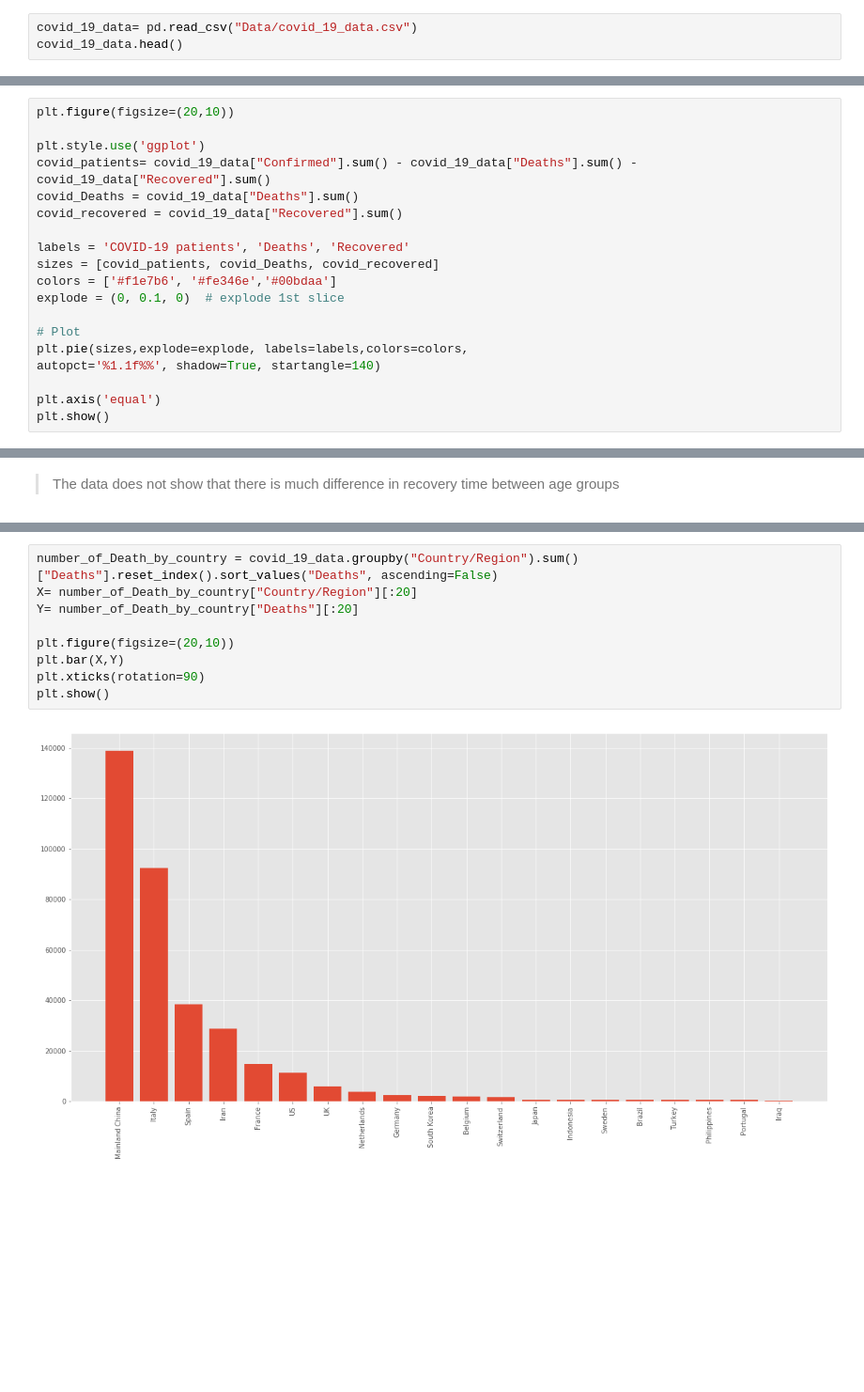
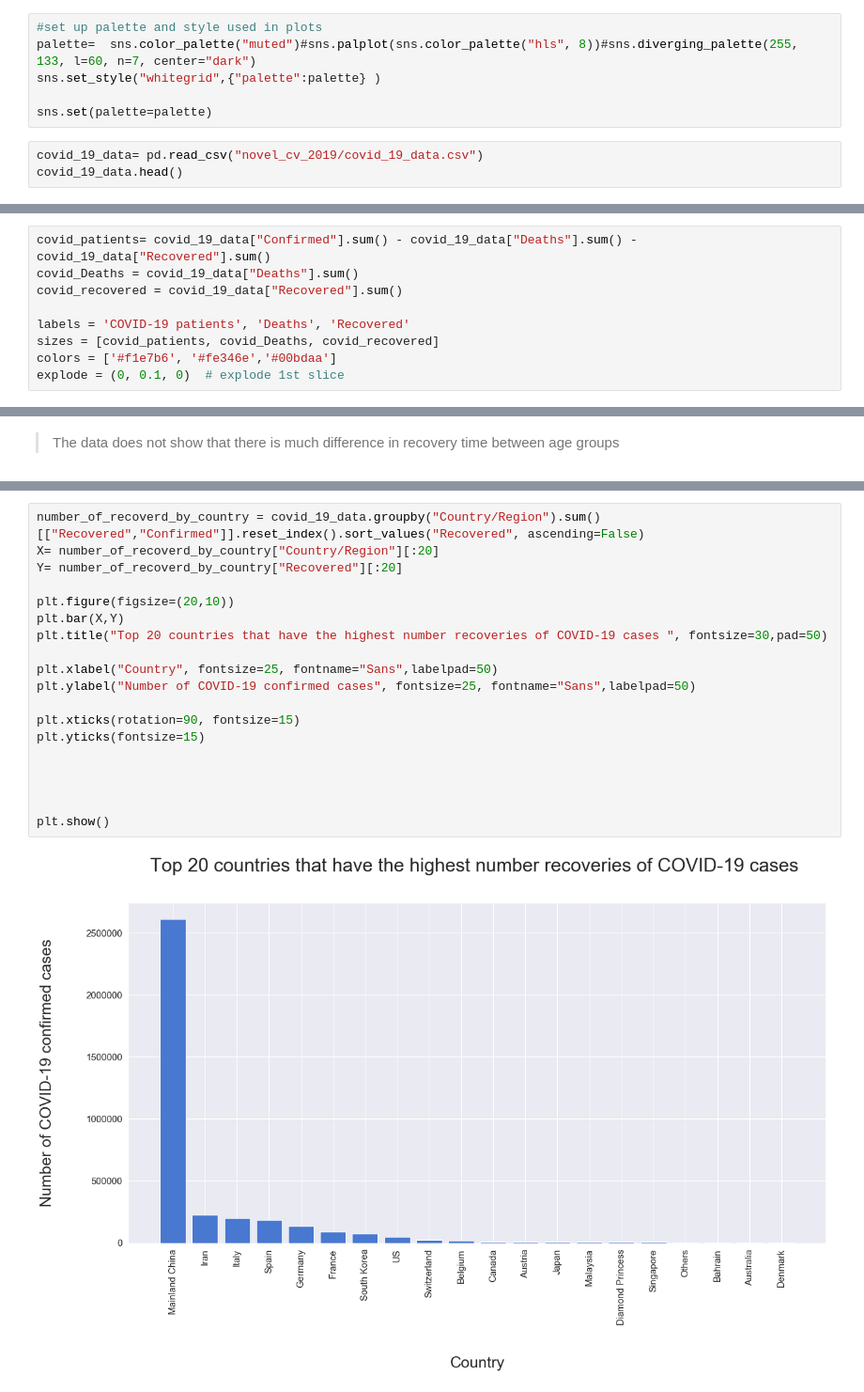
Before and after one commit to abdullahtarek/Coronavirus_insights, a Jupyter notebook: Corona_virus_insights.ipynb, the cells around one changed output, grey strips where cells are left out. Shown at 94% size. Saved outputs shown, nothing was run; the diff lists cells and outputs as text; blank space fills up the shorter version.

```diff
--- a/Corona_virus_insights.ipynb
+++ b/Corona_virus_insights.ipynb
@@ -6,5 +7,11 @@ import seaborn as sns
+# %%
+#set up palette and style used in plots
+palette=  sns.color_palette("muted")#sns.palplot(sns.color_palette("hls", 8))#sns.diverging_palette(255, 133, l=60, n=7, center="dark")
+sns.set_style("whitegrid",{"palette":palette} )
+
+sns.set(palette=palette)
 # %%
-covid_19_data= pd.read_csv("Data/covid_19_data.csv")
+covid_19_data= pd.read_csv("novel_cv_2019/covid_19_data.csv")
 covid_19_data.head()
 # %% [output]
 |  | SNo | ObservationDate | Province/State | Country/Region | Last Update | Confirmed | Deaths | Recovered |
@@ -23,7 +30,4 @@ print("{:.2f}% of COVID-19 patients died arround the world".format(percentage_of
 # %%
-plt.figure(figsize=(20,10))
-
-plt.style.use('ggplot')
 covid_patients= covid_19_data["Confirmed"].sum() - covid_19_data["Deaths"].sum() - covid_19_data["Recovered"].sum()
 covid_Deaths = covid_19_data["Deaths"].sum()
 covid_recovered = covid_19_data["Recovered"].sum()
@@ -32,10 +36,3 @@ labels = 'COVID-19 patients', 'Deaths', 'Recovered'
 sizes = [covid_patients, covid_Deaths, covid_recovered]
 colors = ['#f1e7b6', '#fe346e','#00bdaa']
 explode = (0, 0.1, 0)  # explode 1st slice
-
-# Plot
-plt.pie(sizes,explode=explode, labels=labels,colors=colors,
-autopct='%1.1f%%', shadow=True, startangle=140)
-
-plt.axis('equal')
-plt.show()
@@ -238,11 +342,21 @@ covid_19_data.head()
 # %%
-number_of_Death_by_country = covid_19_data.groupby("Country/Region").sum()["Deaths"].reset_index().sort_values("Deaths", ascending=False)
-X= number_of_Death_by_country["Country/Region"][:20]
-Y= number_of_Death_by_country["Deaths"][:20]
+number_of_recoverd_by_country = covid_19_data.groupby("Country/Region").sum()[["Recovered","Confirmed"]].reset_index().sort_values("Recovered", ascending=False)
+X= number_of_recoverd_by_country["Country/Region"][:20]
+Y= number_of_recoverd_by_country["Recovered"][:20]
 
 plt.figure(figsize=(20,10))
 plt.bar(X,Y)
-plt.xticks(rotation=90)
+plt.title("Top 20 countries that have the highest number recoveries of COVID-19 cases ", fontsize=30,pad=50)
+
+plt.xlabel("Country", fontsize=25, fontname="Sans",labelpad=50)
+plt.ylabel("Number of COVID-19 confirmed cases", fontsize=25, fontname="Sans",labelpad=50)
+
+plt.xticks(rotation=90, fontsize=15)
+plt.yticks(fontsize=15)
+
+
+
+
 plt.show()
 # %% [output]
-[figure, old version]
+[figure, new version]
```
Also changed, not shown: parts of 36 cells of this notebook.
